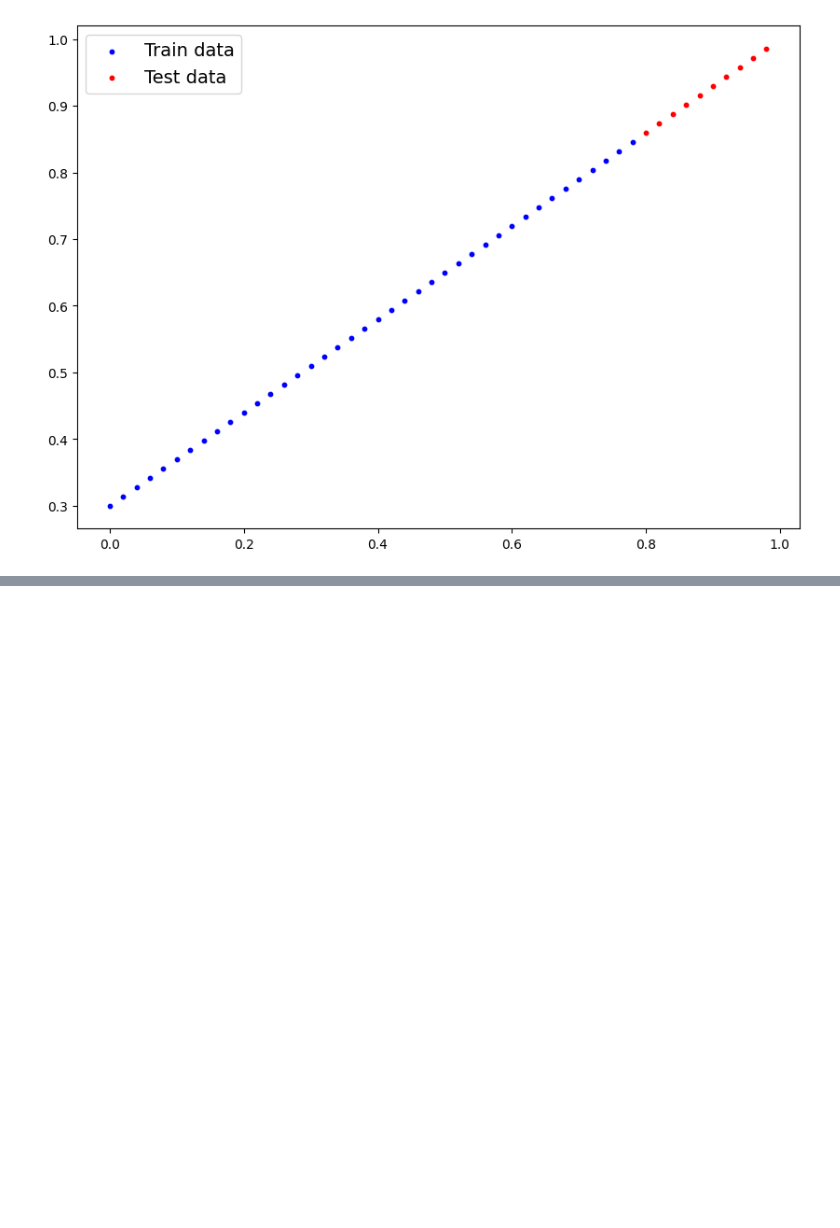
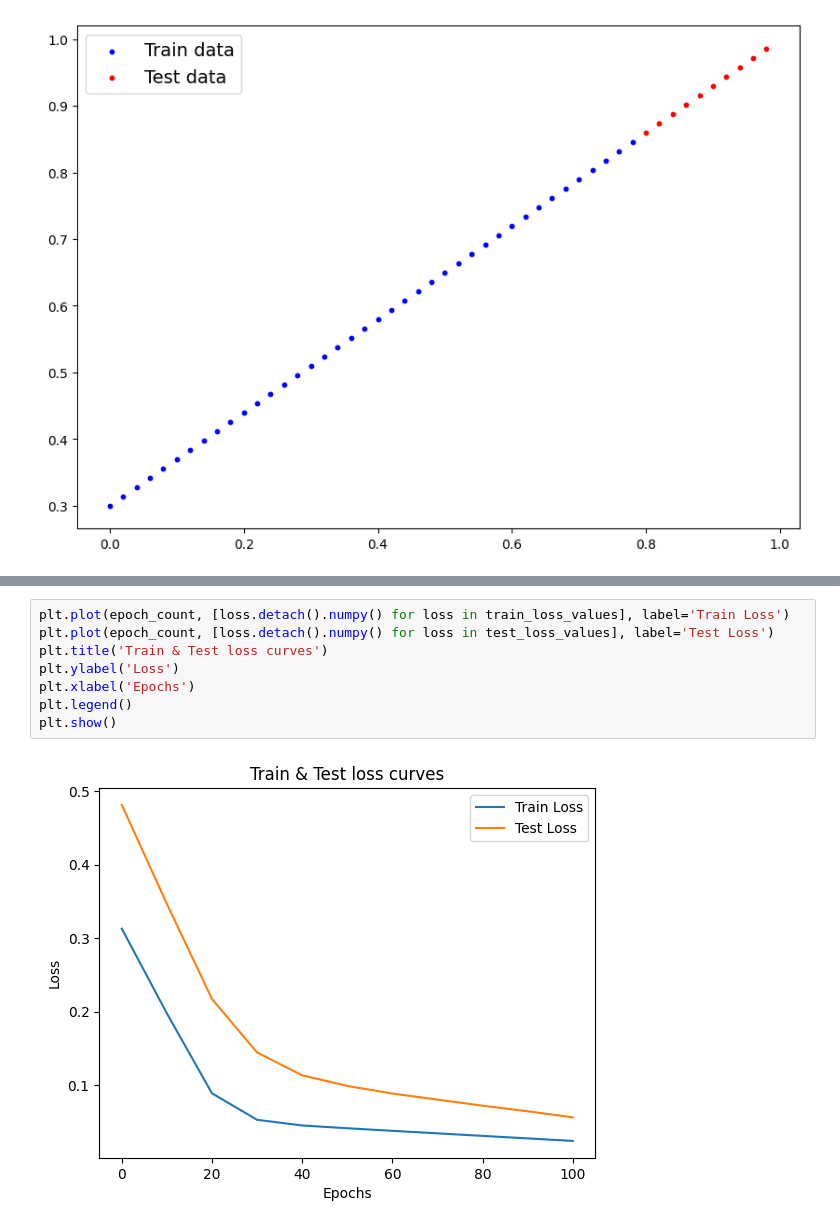
Before and after one commit to BilalAsifB/Learning-PyTorch, a Jupyter notebook: notebooks/01_pytorch_workflow.ipynb, the cells around one changed output, grey strips where cells are left out. Saved outputs shown, nothing was run; the diff lists cells and outputs as text; blank space fills up the shorter version.

```diff
--- a/notebooks/01_pytorch_workflow.ipynb
+++ b/notebooks/01_pytorch_workflow.ipynb
@@ -71,0 +187,10 @@ plot_predictions()
+# %%
+plt.plot(epoch_count, [loss.detach().numpy() for loss in train_loss_values], label='Train Loss')
+plt.plot(epoch_count, [loss.detach().numpy() for loss in test_loss_values], label='Test Loss')
+plt.title('Train & Test loss curves')
+plt.ylabel('Loss')
+plt.xlabel('Epochs')
+plt.legend()
+plt.show()
+# %% [output]
+[figure, added]
```
Also changed, not shown: parts of 40 cells of this notebook.
